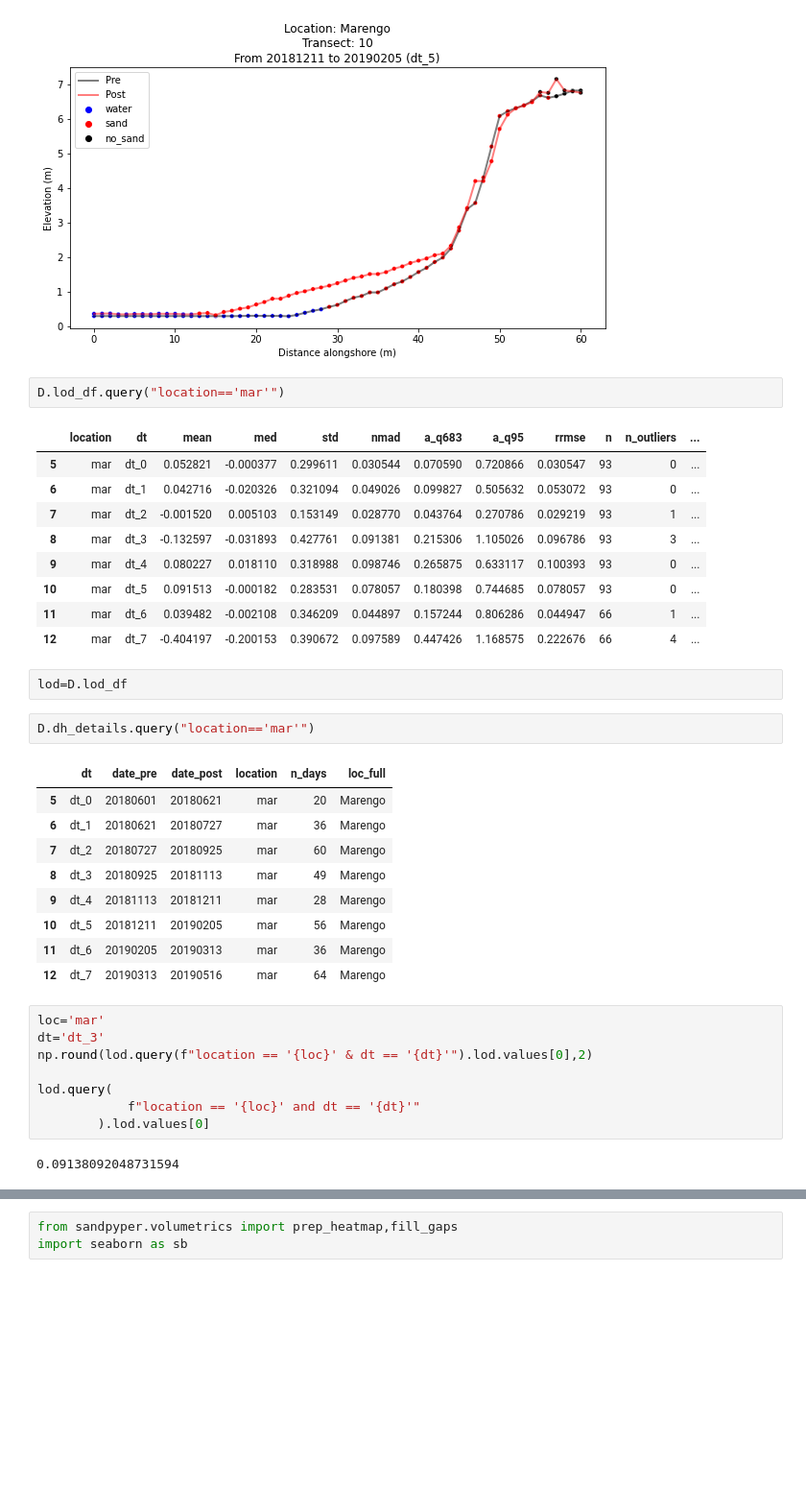
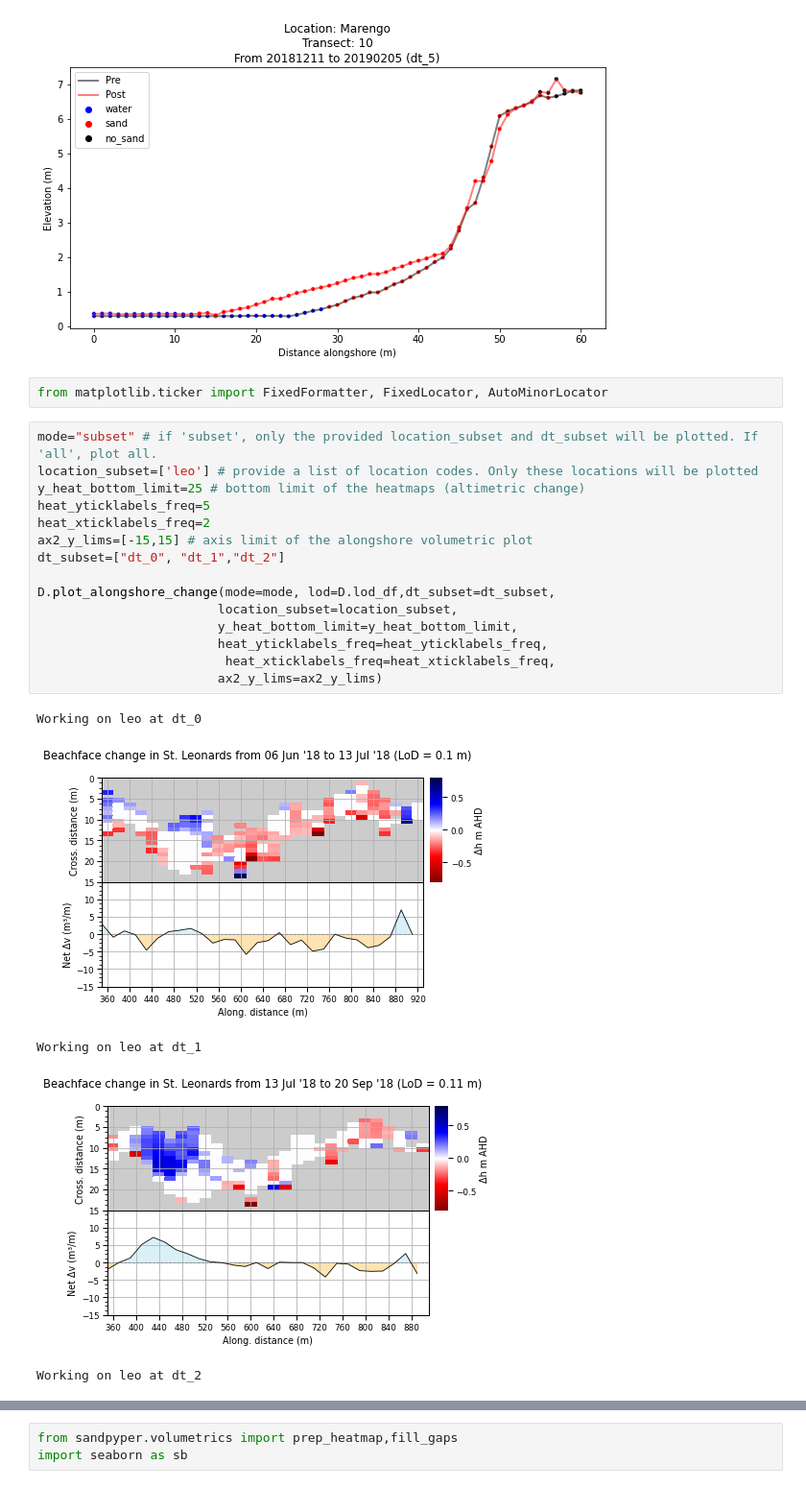
Before and after one commit to npucino/sandpyper, a Jupyter notebook: examples/Example_1_Profile_extraction-CLASS.ipynb, the cells around one changed output, grey strips where cells are left out. Shown at 96% size. Cells and saved outputs as stored; diff of their text form; blank space fills up the shorter version.

```diff
--- a/examples/Example_1_Profile_extraction-CLASS.ipynb
+++ b/examples/Example_1_Profile_extraction-CLASS.ipynb
@@ -102,39 +102,26 @@ done
 D.plot_transects(location='mar',tr_id=10, dt='dt_5', classified=True)
 # %% [output]
 [figure]
-# %%
-D.lod_df.query("location=='mar'")
-# %% [output]
-|  | location | dt | mean | med | std | nmad | a_q683 | a_q95 | rrmse | n | n_outliers | ... |
-| 5 | mar | dt_0 | 0.052821 | -0.000377 | 0.299611 | 0.030544 | 0.070590 | 0.720866 | 0.030547 | 93 | 0 | ... |
-| 6 | mar | dt_1 | 0.042716 | -0.020326 | 0.321094 | 0.049026 | 0.099827 | 0.505632 | 0.053072 | 93 | 0 | ... |
-| 7 | mar | dt_2 | -0.001520 | 0.005103 | 0.153149 | 0.028770 | 0.043764 | 0.270786 | 0.029219 | 93 | 1 | ... |
-| 8 | mar | dt_3 | -0.132597 | -0.031893 | 0.427761 | 0.091381 | 0.215306 | 1.105026 | 0.096786 | 93 | 3 | ... |
-| 9 | mar | dt_4 | 0.080227 | 0.018110 | 0.318988 | 0.098746 | 0.265875 | 0.633117 | 0.100393 | 93 | 0 | ... |
-| 10 | mar | dt_5 | 0.091513 | -0.000182 | 0.283531 | 0.078057 | 0.180398 | 0.744685 | 0.078057 | 93 | 0 | ... |
-| 11 | mar | dt_6 | 0.039482 | -0.002108 | 0.346209 | 0.044897 | 0.157244 | 0.806286 | 0.044947 | 66 | 1 | ... |
-| 12 | mar | dt_7 | -0.404197 | -0.200153 | 0.390672 | 0.097589 | 0.447426 | 1.168575 | 0.222676 | 66 | 4 | ... |
-# %%
-lod=D.lod_df
-# %%
-D.dh_details.query("location=='mar'")
-# %% [output]
-|  | dt | date_pre | date_post | location | n_days | loc_full |
-| 5 | dt_0 | 20180601 | 20180621 | mar | 20 | Marengo |
-| 6 | dt_1 | 20180621 | 20180727 | mar | 36 | Marengo |
-| 7 | dt_2 | 20180727 | 20180925 | mar | 60 | Marengo |
-| 8 | dt_3 | 20180925 | 20181113 | mar | 49 | Marengo |
-| 9 | dt_4 | 20181113 | 20181211 | mar | 28 | Marengo |
-| 10 | dt_5 | 20181211 | 20190205 | mar | 56 | Marengo |
-| 11 | dt_6 | 20190205 | 20190313 | mar | 36 | Marengo |
-| 12 | dt_7 | 20190313 | 20190516 | mar | 64 | Marengo |
-# %%
-loc='mar'
-dt='dt_3'
-np.round(lod.query(f"location == '{loc}' & dt == '{dt}'").lod.values[0],2)
-
-lod.query(
-            f"location == '{loc}' and dt == '{dt}'"
-        ).lod.values[0]
-# %% [output]
-0.09138092048731594
+# %%
+from matplotlib.ticker import FixedFormatter, FixedLocator, AutoMinorLocator
+# %%
+mode="subset" # if 'subset', only the provided location_subset and dt_subset will be plotted. If 'all', plot all.
+location_subset=['leo'] # provide a list of location codes. Only these locations will be plotted
+y_heat_bottom_limit=25 # bottom limit of the heatmaps (altimetric change)
+heat_yticklabels_freq=5
+heat_xticklabels_freq=2
+ax2_y_lims=[-15,15] # axis limit of the alongshore volumetric plot
+dt_subset=["dt_0", "dt_1","dt_2"]
+
+D.plot_alongshore_change(mode=mode, lod=D.lod_df,dt_subset=dt_subset,
+                        location_subset=location_subset,
+                        y_heat_bottom_limit=y_heat_bottom_limit,
+                        heat_yticklabels_freq=heat_yticklabels_freq,
+                         heat_xticklabels_freq=heat_xticklabels_freq,
+                        ax2_y_lims=ax2_y_lims)
+# %% [output]
+Working on leo at dt_0
+[figure, added]
+Working on leo at dt_1
+[figure, added]
+Working on leo at dt_2
```
Also changed, not shown: parts of 22 cells of this notebook, 2 other files.
